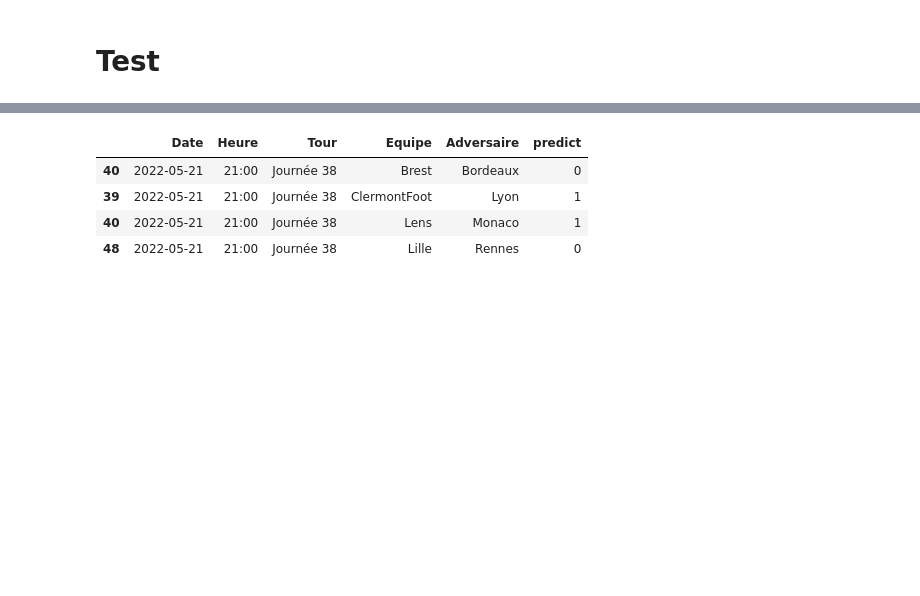
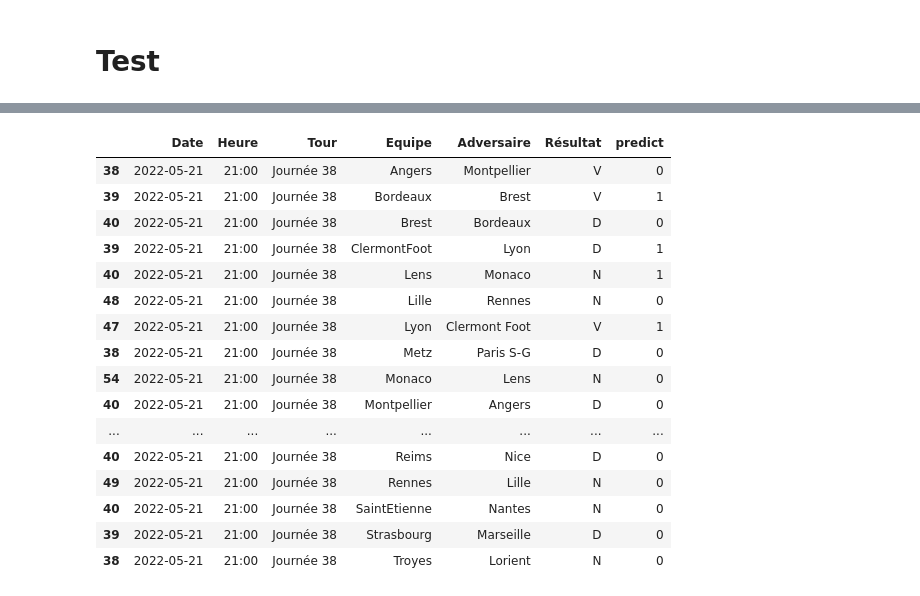
Before and after one commit to Tomlora/Ligue1, a Jupyter notebook: prediction.ipynb, the cells around one changed output, grey strips where cells are left out. Saved outputs shown, nothing was run; the diff lists cells and outputs as text; code cells hidden in the pictures; blank space fills up the shorter version.

```diff
--- a/prediction.ipynb
+++ b/prediction.ipynb
@@ -389,8 +389,20 @@ matches2022_rolling
 # %%
-matches2022_rolling[(matches2022_rolling['Tour'] == "Journée 38") & (matches2022_rolling['Année'] == 2022) & (matches2022_rolling['Tribune'] == 'Domicile')][['Date', 'Heure', 'Tour', 'Equipe', 'Adversaire', 'predict']]
+matches2022_rolling[(matches2022_rolling['Tour'] == "Journée 38") & (matches2022_rolling['Année'] == 2022)][['Date', 'Heure', 'Tour', 'Equipe', 'Adversaire', 'Résultat', 'predict']]
 # %% [output]
-|  | Date | Heure | Tour | Equipe | Adversaire | predict |
-| 40 | 2022-05-21 | 21:00 | Journée 38 | Brest | Bordeaux | 0 |
-| 39 | 2022-05-21 | 21:00 | Journée 38 | ClermontFoot | Lyon | 1 |
-| 40 | 2022-05-21 | 21:00 | Journée 38 | Lens | Monaco | 1 |
-| 48 | 2022-05-21 | 21:00 | Journée 38 | Lille | Rennes | 0 |
+|  | Date | Heure | Tour | Equipe | Adversaire | Résultat | predict |
+| 38 | 2022-05-21 | 21:00 | Journée 38 | Angers | Montpellier | V | 0 |
+| 39 | 2022-05-21 | 21:00 | Journée 38 | Bordeaux | Brest | V | 1 |
+| 40 | 2022-05-21 | 21:00 | Journée 38 | Brest | Bordeaux | D | 0 |
+| 39 | 2022-05-21 | 21:00 | Journée 38 | ClermontFoot | Lyon | D | 1 |
+| 40 | 2022-05-21 | 21:00 | Journée 38 | Lens | Monaco | N | 1 |
+| 48 | 2022-05-21 | 21:00 | Journée 38 | Lille | Rennes | N | 0 |
+| 47 | 2022-05-21 | 21:00 | Journée 38 | Lyon | Clermont Foot | V | 1 |
+| 38 | 2022-05-21 | 21:00 | Journée 38 | Metz | Paris S-G | D | 0 |
+| 54 | 2022-05-21 | 21:00 | Journée 38 | Monaco | Lens | N | 0 |
+| 40 | 2022-05-21 | 21:00 | Journée 38 | Montpellier | Angers | D | 0 |
+| ... | ... | ... | ... | ... | ... | ... | ... |
+| 40 | 2022-05-21 | 21:00 | Journée 38 | Reims | Nice | D | 0 |
+| 49 | 2022-05-21 | 21:00 | Journée 38 | Rennes | Lille | N | 0 |
+| 40 | 2022-05-21 | 21:00 | Journée 38 | SaintEtienne | Nantes | N | 0 |
+| 39 | 2022-05-21 | 21:00 | Journée 38 | Strasbourg | Marseille | D | 0 |
+| 38 | 2022-05-21 | 21:00 | Journée 38 | Troyes | Lorient | N | 0 |
```
Also changed, not shown: parts of 2 cells of this notebook, 3 other files.
